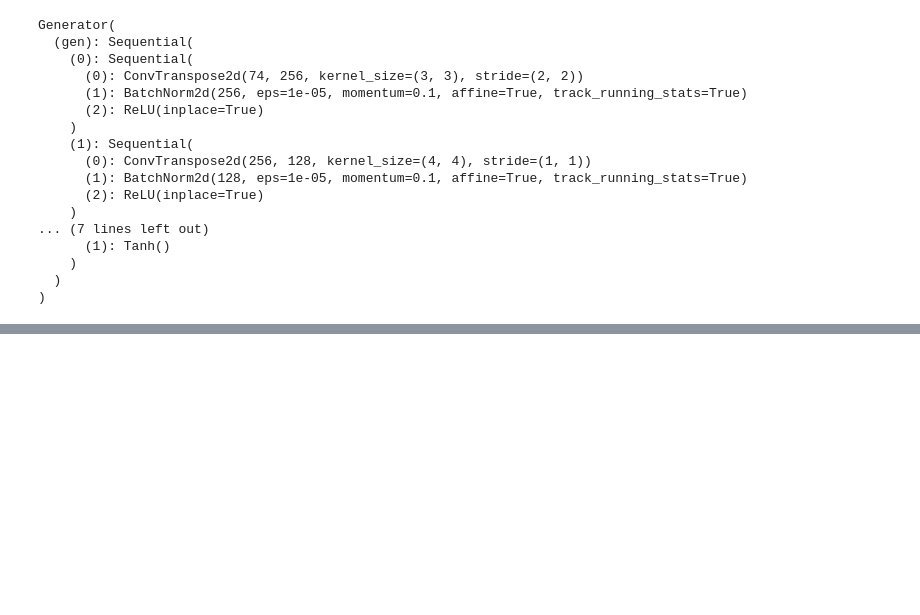
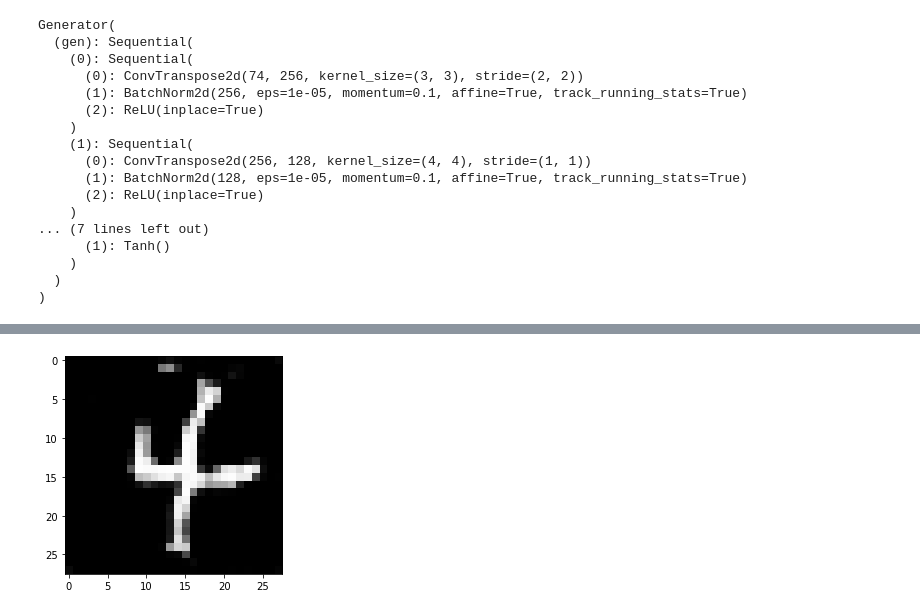
Before and after one commit to Kambakhsh-Eskandari/GANs-projects, a Jupyter notebook: 5.conditional_gan/conditional_gan.ipynb, the cells around one changed output, grey strips where cells are left out. Drawn from its saved outputs; the diff is of its cells as text; code cells hidden in the pictures; blank space fills up the shorter version.

```diff
--- a/5.conditional_gan/conditional_gan.ipynb
+++ b/5.conditional_gan/conditional_gan.ipynb
@@ -272,0 +251,9 @@ Generator(
+# %%
+desired_number = 4 #this can be changed
+noise = get_noise(1,z_dim,device=device)
+one_hot = get_one_hot_labels(torch.Tensor([desired_number]).long(),n_classes)
+one_hot_noise = combine_vectors(noise, one_hot.to(device))
+fake_image = gen(one_hot_noise)
+show_tensor_images(fake_image)
+# %% [output]
+[figure, added]
```
Also changed, not shown: parts of 5 cells of this notebook.
